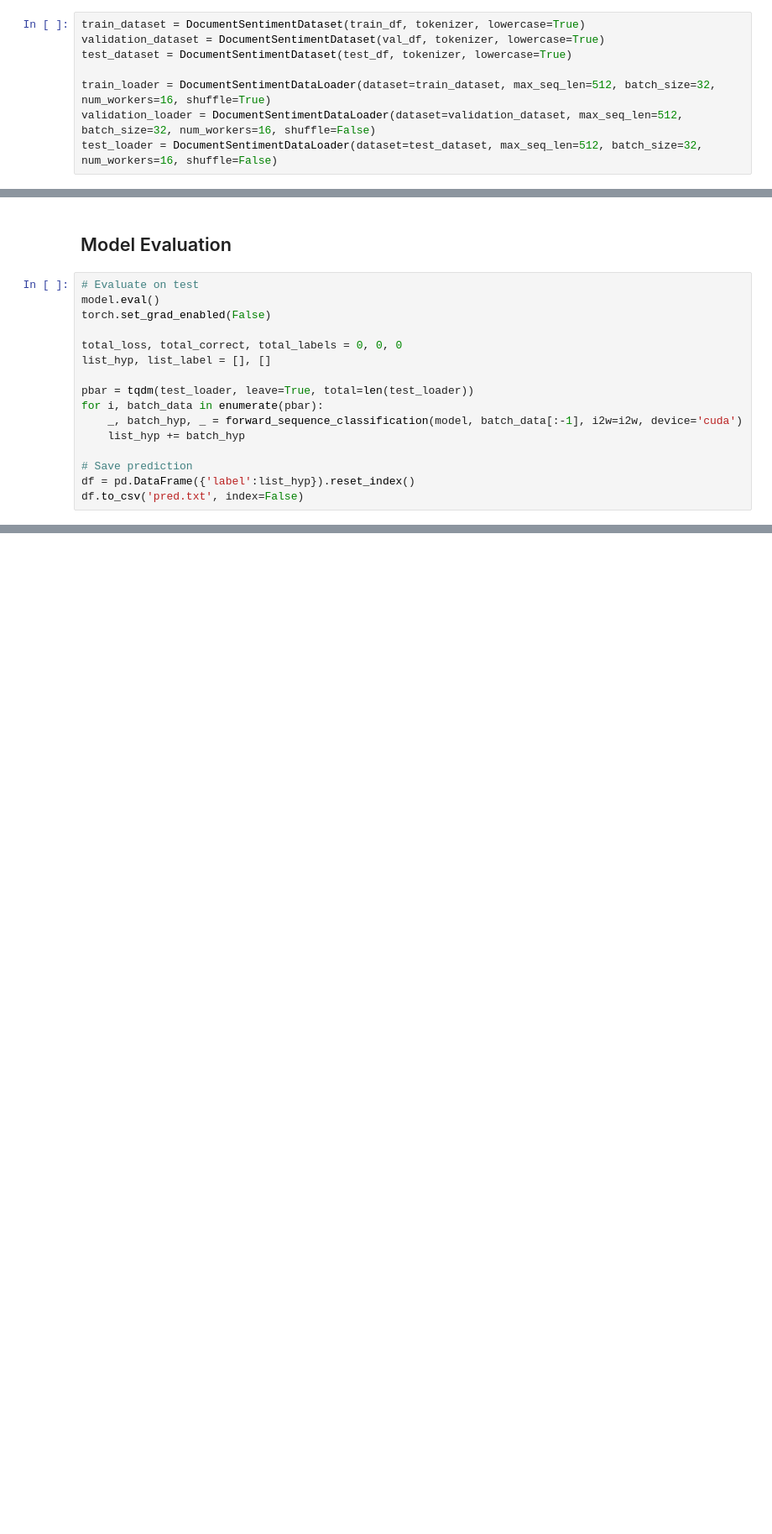
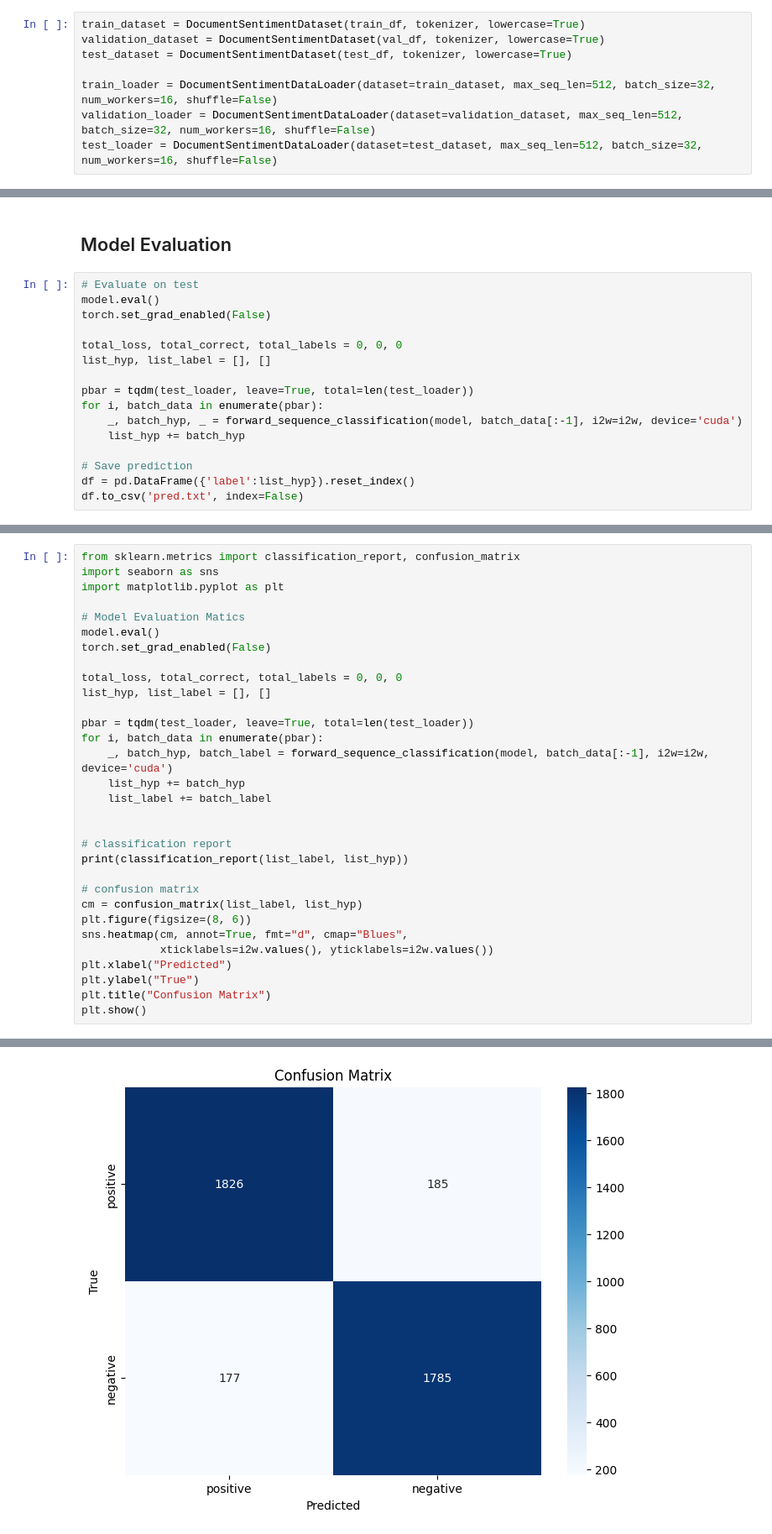
Before and after one commit to akhmad-ardi/IMDB_Movie_Ratings_Sentiment_Analysis, a Jupyter notebook: Movie_Ratings_Sentiment_Analysis.ipynb, the cells around one changed output, grey strips where cells are left out. Shown: that part at 84% size. Saved outputs shown, nothing was run; the diff lists cells and outputs as text; blank space fills up the shorter version.

Commit message:
Add metrics evaluation

```diff
--- a/Movie_Ratings_Sentiment_Analysis.ipynb
+++ b/Movie_Ratings_Sentiment_Analysis.ipynb
@@ -214,7 +206,7 @@ train_dataset = DocumentSentimentDataset(train_df, tokenizer, lowercase=True)
 validation_dataset = DocumentSentimentDataset(val_df, tokenizer, lowercase=True)
 test_dataset = DocumentSentimentDataset(test_df, tokenizer, lowercase=True)
 
-train_loader = DocumentSentimentDataLoader(dataset=train_dataset, max_seq_len=512, batch_size=32, num_workers=16, shuffle=True)
+train_loader = DocumentSentimentDataLoader(dataset=train_dataset, max_seq_len=512, batch_size=32, num_workers=16, shuffle=False)
 validation_loader = DocumentSentimentDataLoader(dataset=validation_dataset, max_seq_len=512, batch_size=32, num_workers=16, shuffle=False)
 test_loader = DocumentSentimentDataLoader(dataset=test_dataset, max_seq_len=512, batch_size=32, num_workers=16, shuffle=False)
 # %%
@@ -336,0 +340,32 @@ df.to_csv('pred.txt', index=False)
+# %%
+from sklearn.metrics import classification_report, confusion_matrix
+import seaborn as sns
+import matplotlib.pyplot as plt
+
+# Model Evaluation Matics
+model.eval()
+torch.set_grad_enabled(False)
+
+total_loss, total_correct, total_labels = 0, 0, 0
+list_hyp, list_label = [], []
+
+pbar = tqdm(test_loader, leave=True, total=len(test_loader))
+for i, batch_data in enumerate(pbar):
+    _, batch_hyp, batch_label = forward_sequence_classification(model, batch_data[:-1], i2w=i2w, device='cuda')
+    list_hyp += batch_hyp
+    list_label += batch_label
+
+
+# classification report
+print(classification_report(list_label, list_hyp))
+
+# confusion matrix
+cm = confusion_matrix(list_label, list_hyp)
+plt.figure(figsize=(8, 6))
+sns.heatmap(cm, annot=True, fmt="d", cmap="Blues",
+            xticklabels=i2w.values(), yticklabels=i2w.values())
+plt.xlabel("Predicted")
+plt.ylabel("True")
+plt.title("Confusion Matrix")
+plt.show()
+# %% [output]
@@ -336,0 +380 @@ df.to_csv('pred.txt', index=False)
+[figure, added]
```
Also changed, not shown: parts of 7 cells of this notebook.
